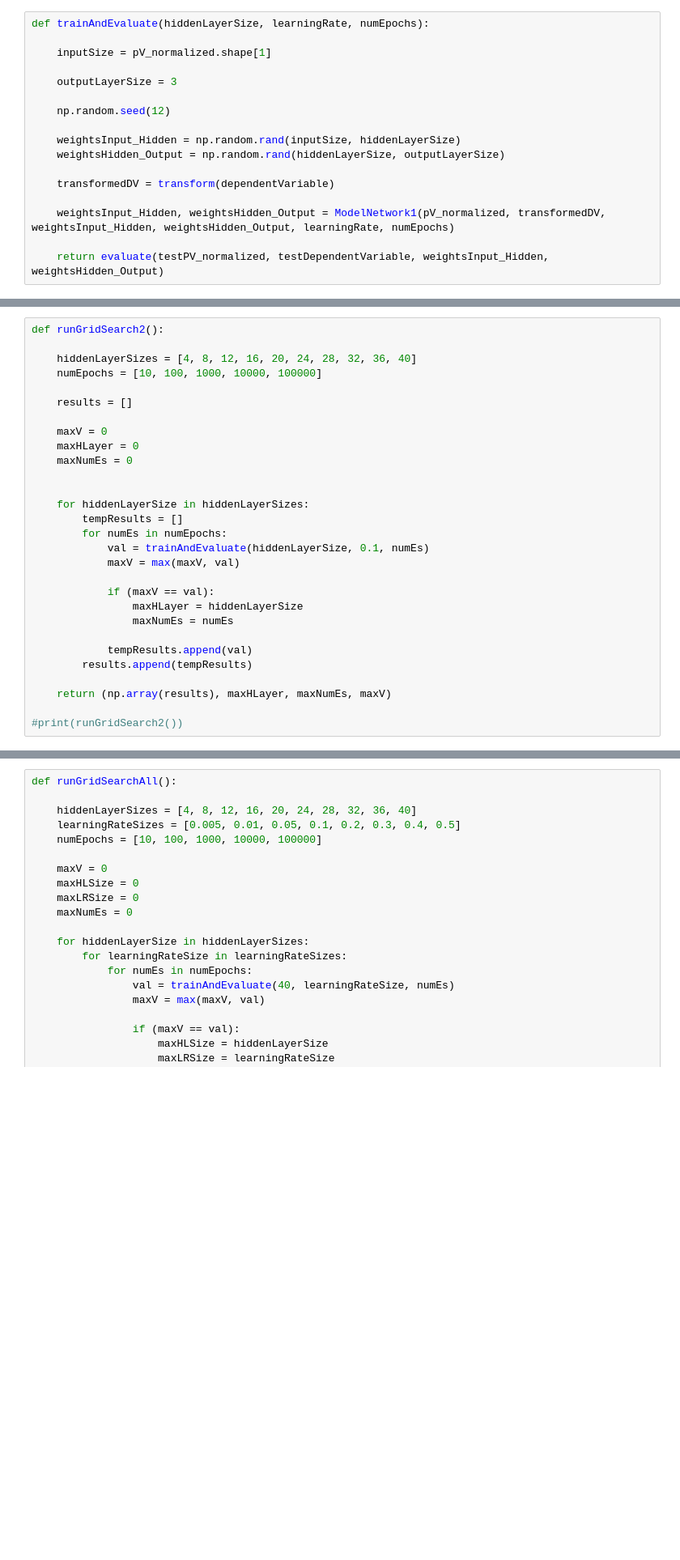
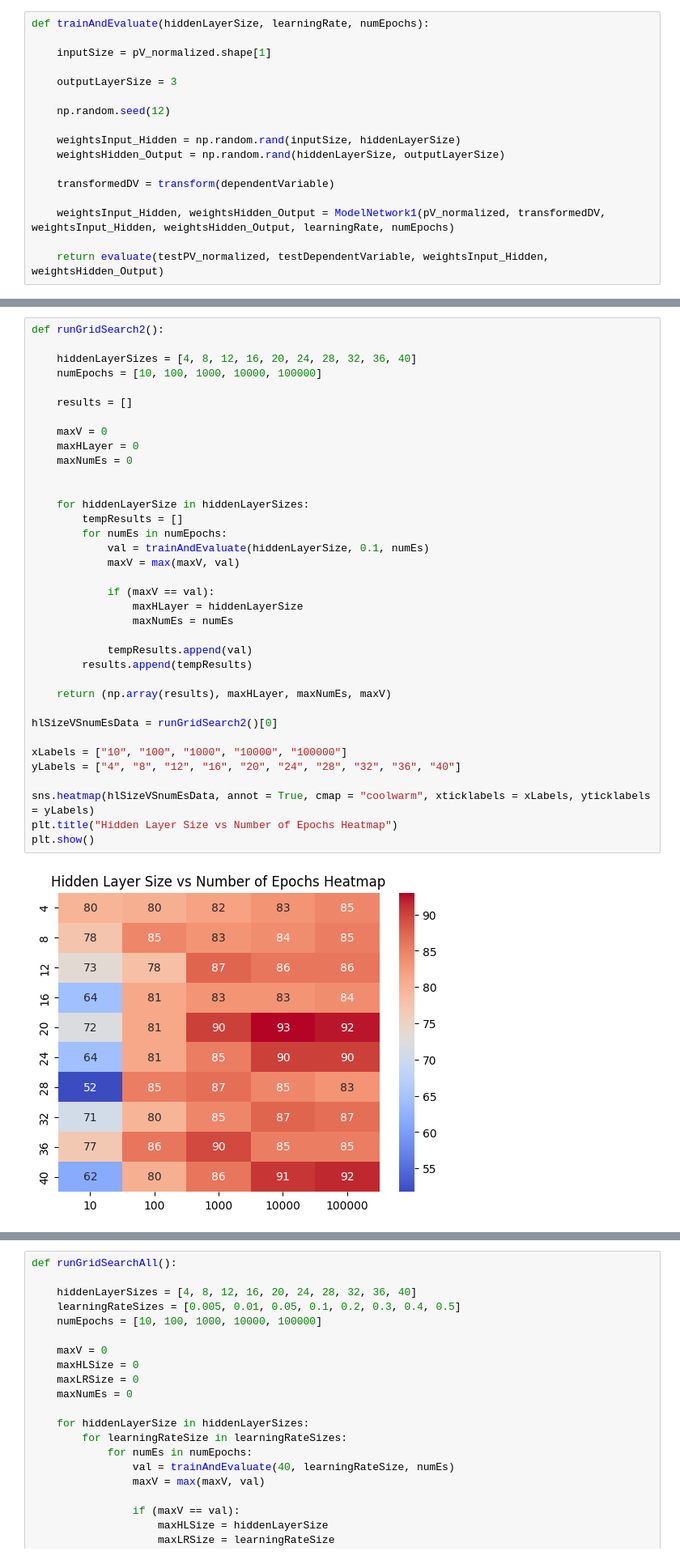
Before and after one commit to tarbazi/COS-711-Assignment-2, a Jupyter notebook: src/Almonds_Classifier.ipynb, the cells around one changed output, grey strips where cells are left out. Shown: that part at 81% size. Cells and saved outputs as stored; diff of their text form; blank space fills up the shorter version.

```diff
--- a/src/Almonds_Classifier.ipynb
+++ b/src/Almonds_Classifier.ipynb
@@ -283,32 +254,41 @@ print(trainAndEvaluate(20, 0.01, 1000))
 # %%
 def runGridSearch2():
 
     hiddenLayerSizes = [4, 8, 12, 16, 20, 24, 28, 32, 36, 40]
     numEpochs = [10, 100, 1000, 10000, 100000]
 
     results = []
 
     maxV = 0
     maxHLayer = 0
     maxNumEs = 0
 
 
     for hiddenLayerSize in hiddenLayerSizes:
         tempResults = []
         for numEs in numEpochs:
             val = trainAndEvaluate(hiddenLayerSize, 0.1, numEs)
             maxV = max(maxV, val)
 
             if (maxV == val):
                 maxHLayer = hiddenLayerSize
                 maxNumEs = numEs
 
             tempResults.append(val)
         results.append(tempResults)
 
     return (np.array(results), maxHLayer, maxNumEs, maxV)
 
-#print(runGridSearch2())
+hlSizeVSnumEsData = runGridSearch2()[0]
+
+xLabels = ["10", "100", "1000", "10000", "100000"]
+yLabels = ["4", "8", "12", "16", "20", "24", "28", "32", "36", "40"]
+
+sns.heatmap(hlSizeVSnumEsData, annot = True, cmap = "coolwarm", xticklabels = xLabels, yticklabels = yLabels)
+plt.title("Hidden Layer Size vs Number of Epochs Heatmap")
+plt.show()
+# %% [output]
+[figure, added]
 # %%
 def runGridSearch3():
 
```
Also changed, not shown: parts of 9 cells of this notebook.
